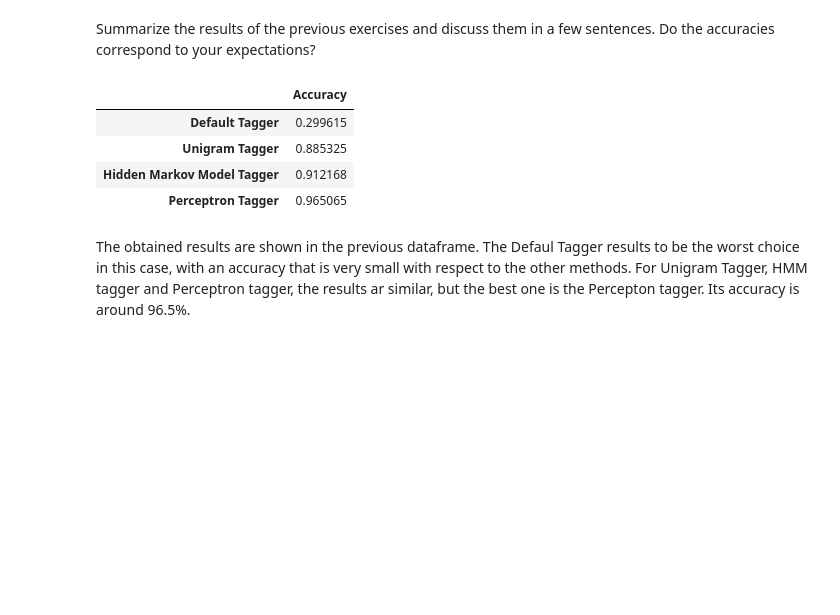
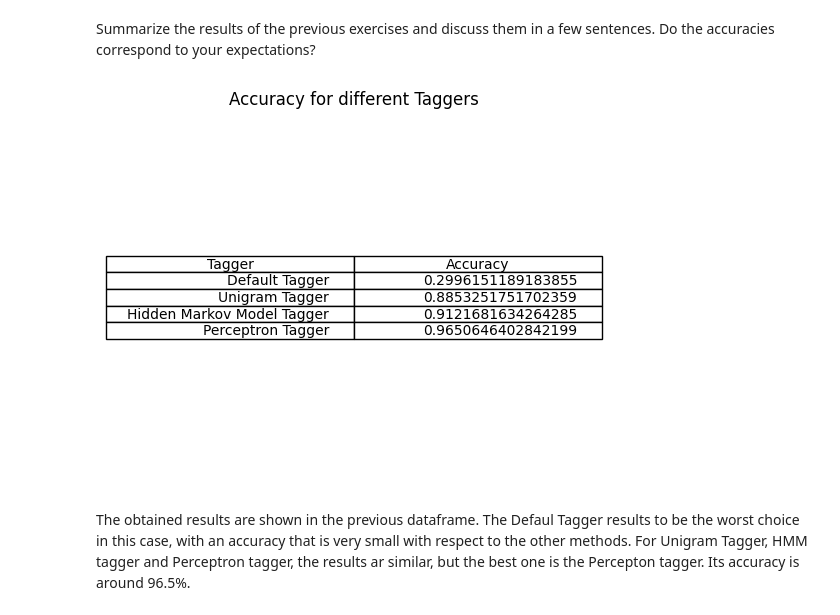
Before and after one commit to alessiasanfelici/IN4080--NLP-Exercises, a Jupyter notebook: NLP-Projects/alesssa_in4080_mandatory_2.ipynb, the cells around one changed output. Saved outputs shown, nothing was run; the diff lists cells and outputs as text; code cells hidden in the pictures; blank space fills up the shorter version.

```diff
--- a/NLP-Projects/alesssa_in4080_mandatory_2.ipynb
+++ b/NLP-Projects/alesssa_in4080_mandatory_2.ipynb
@@ -107,15 +108,18 @@ correspond to your expectations?
 # %%
 accuracies = [default_accuracy, unigram_accuracy, hmm_accuracy, perc_accuracy]
 taggers = ["Default Tagger", "Unigram Tagger", "Hidden Markov Model Tagger", "Perceptron Tagger"]
+dict_acc = {"Tagger": taggers, "Accuracy": accuracies}
+df_accuracies = pd.DataFrame(dict_acc)
+df_accuracies
 
-df_accuracies = pd.DataFrame(accuracies, columns = ["Accuracy"], index = taggers)
-df_accuracies
+fig, ax = plt.subplots(1, 1)
+ax.axis('off')
+ax.axis('tight')
+ax.table(cellText = df_accuracies.values, colLabels = df_accuracies.columns, loc = 'center')
+ax.set_title("Accuracy for different Taggers")
+plt.show()
 # %% [output]
-|  | Accuracy |
-| Default Tagger | 0.299615 |
-| Unigram Tagger | 0.885325 |
-| Hidden Markov Model Tagger | 0.912168 |
-| Perceptron Tagger | 0.965065 |
+[figure, added]
 # %% [markdown]
 The obtained results are shown in the previous dataframe. The Defaul Tagger results to be the worst choice in this case, with an accuracy that is very small with respect to the other methods. For Unigram Tagger, HMM tagger and Perceptron tagger, the results ar similar, but the best one is the Percepton tagger. Its accuracy is around 96.5%.
 # %% [markdown]
```
Also changed, not shown: parts of 18 cells of this notebook.
